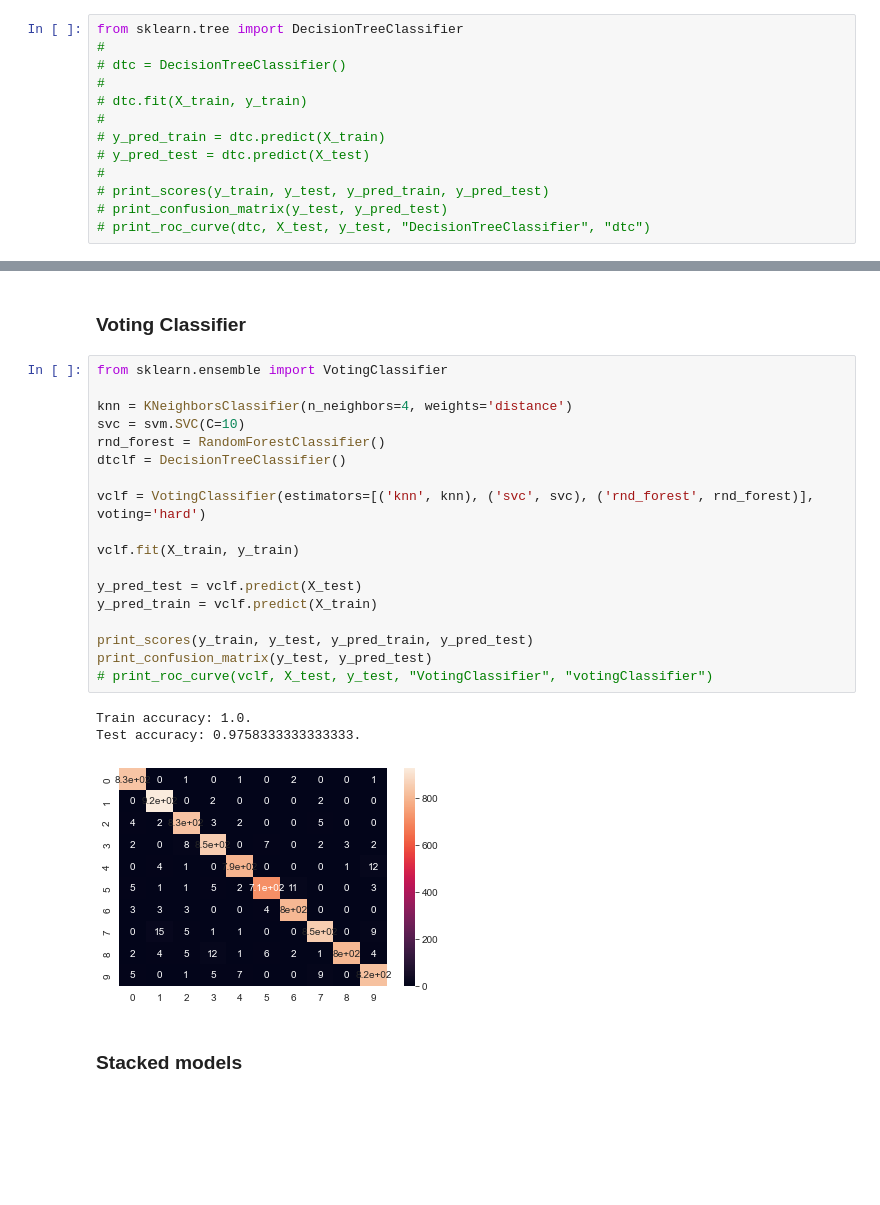
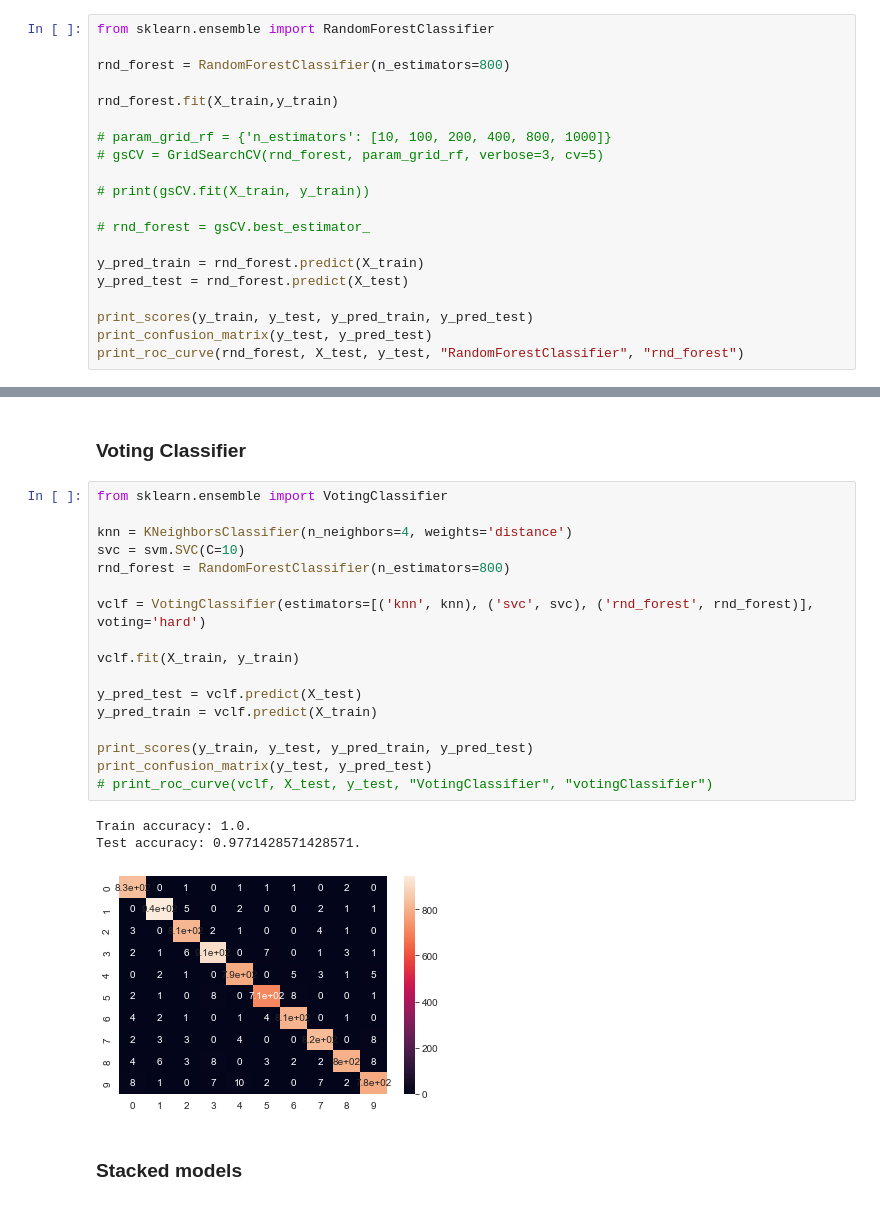
Before and after one commit to Im-Rises/digit_recognizer_ml, a Jupyter notebook: main_kaggle.ipynb, the cells around one changed output, grey strips where cells are left out. Saved outputs shown, nothing was run; the diff lists cells and outputs as text; blank space fills up the shorter version.

```diff
--- a/main_kaggle.ipynb
+++ b/main_kaggle.ipynb
@@ -256,13 +206,20 @@ GridSearchCV(cv=5, estimator=SVC(), param_grid={'C': [1.0, 10, 100]}, verbose=3)
 # %%
-from sklearn.tree import DecisionTreeClassifier
-#
-# dtc = DecisionTreeClassifier()
-#
-# dtc.fit(X_train, y_train)
-#
-# y_pred_train = dtc.predict(X_train)
-# y_pred_test = dtc.predict(X_test)
-#
-# print_scores(y_train, y_test, y_pred_train, y_pred_test)
-# print_confusion_matrix(y_test, y_pred_test)
-# print_roc_curve(dtc, X_test, y_test, "DecisionTreeClassifier", "dtc")
+from sklearn.ensemble import RandomForestClassifier
+
+rnd_forest = RandomForestClassifier(n_estimators=800)
+
+rnd_forest.fit(X_train,y_train)
+
+# param_grid_rf = {'n_estimators': [10, 100, 200, 400, 800, 1000]}
+# gsCV = GridSearchCV(rnd_forest, param_grid_rf, verbose=3, cv=5)
+
+# print(gsCV.fit(X_train, y_train))
+
+# rnd_forest = gsCV.best_estimator_
+
+y_pred_train = rnd_forest.predict(X_train)
+y_pred_test = rnd_forest.predict(X_test)
+
+print_scores(y_train, y_test, y_pred_train, y_pred_test)
+print_confusion_matrix(y_test, y_pred_test)
+print_roc_curve(rnd_forest, X_test, y_test, "RandomForestClassifier", "rnd_forest")
@@ -295,25 +235,24 @@ from sklearn.ensemble import RandomForestClassifier
 # %%
 from sklearn.ensemble import VotingClassifier
 
 knn = KNeighborsClassifier(n_neighbors=4, weights='distance')
 svc = svm.SVC(C=10)
-rnd_forest = RandomForestClassifier()
-dtclf = DecisionTreeClassifier()
+rnd_forest = RandomForestClassifier(n_estimators=800)
 
 vclf = VotingClassifier(estimators=[('knn', knn), ('svc', svc), ('rnd_forest', rnd_forest)], voting='hard')
 
 vclf.fit(X_train, y_train)
 
 y_pred_test = vclf.predict(X_test)
 y_pred_train = vclf.predict(X_train)
 
 print_scores(y_train, y_test, y_pred_train, y_pred_test)
 print_confusion_matrix(y_test, y_pred_test)
 # print_roc_curve(vclf, X_test, y_test, "VotingClassifier", "votingClassifier")
 # %% [output]
 Train accuracy: 1.0.
-Test accuracy: 0.9758333333333333.
+Test accuracy: 0.9771428571428571.
-[figure, old version]
+[figure, new version]
 # %% [markdown]
 ### Stacked models
 # %%
```
Also changed, not shown: parts of 13 cells of this notebook, 2 other files.
